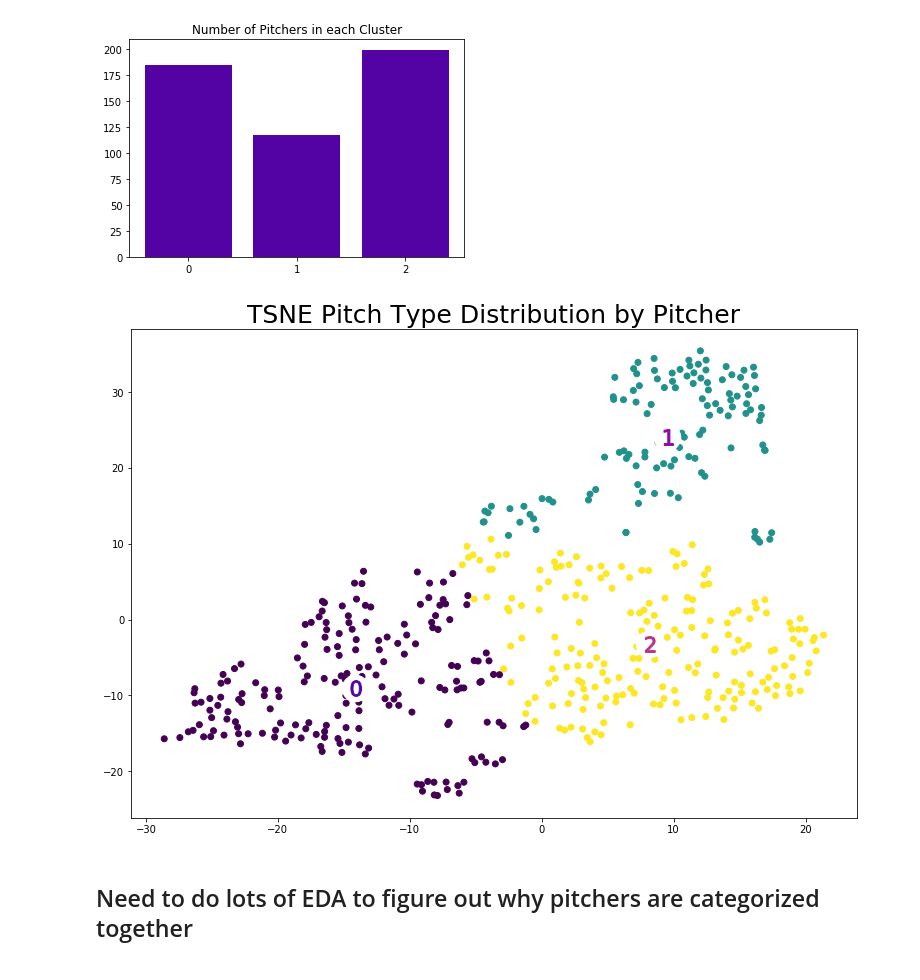
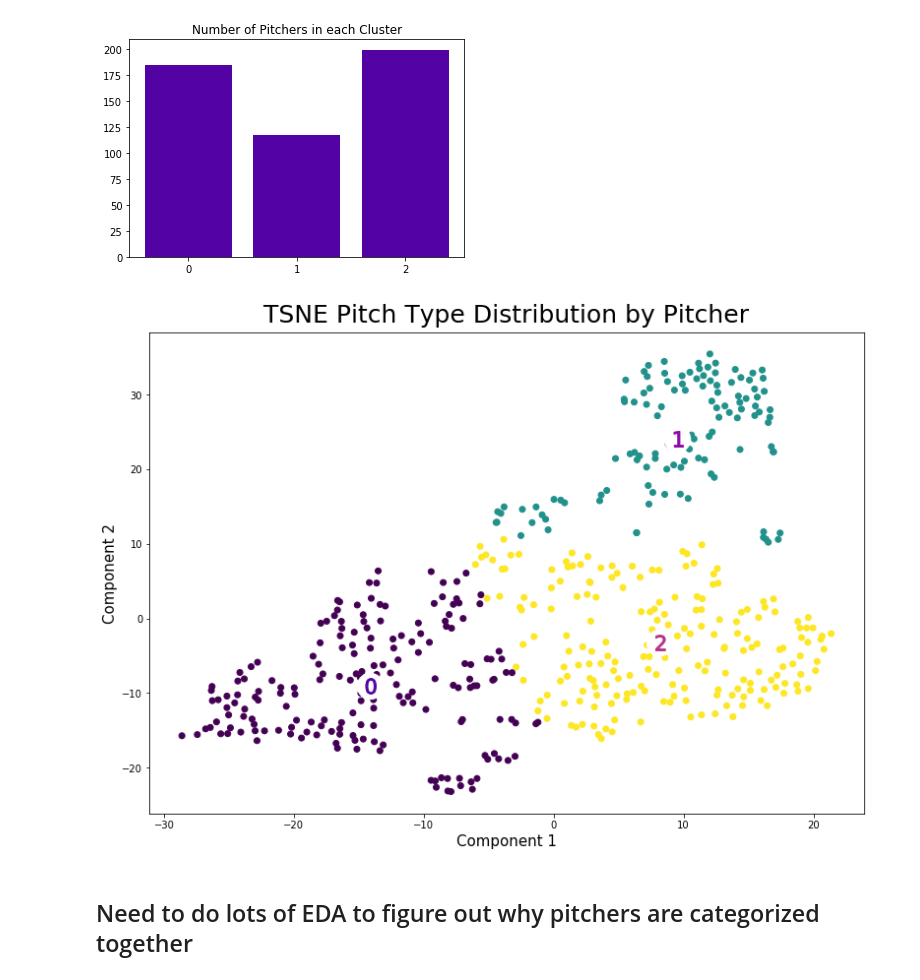
Before and after one commit to morganabbitt/MLB-Pitches, a Jupyter notebook: Notebooks/Unsupervised_Clustering_pitchers.ipynb, the cells around one changed output. Drawn from its saved outputs; the diff is of its cells as text; code cells hidden in the pictures.

Commit message:
changes to graphics and cleaning code in notebooks

```diff
--- a/Notebooks/Unsupervised_Clustering_pitchers.ipynb
+++ b/Notebooks/Unsupervised_Clustering_pitchers.ipynb
@@ -398,18 +415,21 @@ Text(0.5, 1.0, 'Number of Pitchers in each Cluster')
 # %%
 #tsne components plot by cluster
 centers = clusterer.cluster_centers_
 plt.figure(figsize=(13,9))
 plt.scatter(tsne[:, 0], tsne[:, 1], c=cluster_labels, cmap='viridis')
-plt.title('TSNE Pitch Type Distribution by Pitcher', size=25)
+plt.title('TSNE Pitch Type Distribution by Pitcher', size=25, pad=10)
 
 plt.scatter(centers[:, 0], centers[:, 1],
             marker='o', c="white", alpha=1, s=700)
 
 for i, c in enumerate(centers):
     plt.scatter(c[0], c[1], marker='$%d$' % i, alpha=1, s=250)
-plt.set_cmap('viridis')
+#plt.set_cmap('viridis')
+plt.xlabel('Component 1', size=15)
+plt.ylabel('Component 2', size=15)
+plt.savefig('../Graphics/tsne_clustered_pitcers.png', dpi=100)
 # %% [output]
-[figure, old version]
+[figure, new version]
 # %%
 #saving current pitchers accuracy df as csv
 df_accuracy_pitchers.to_csv('../Models/final_tsne_cluster_pitchers.csv')
```
Also changed, not shown: parts of 4 cells of this notebook, 3 other files.
